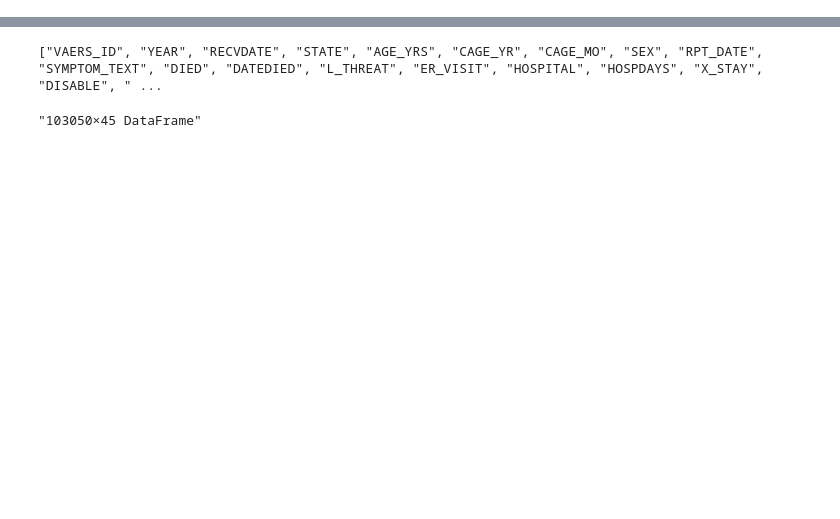
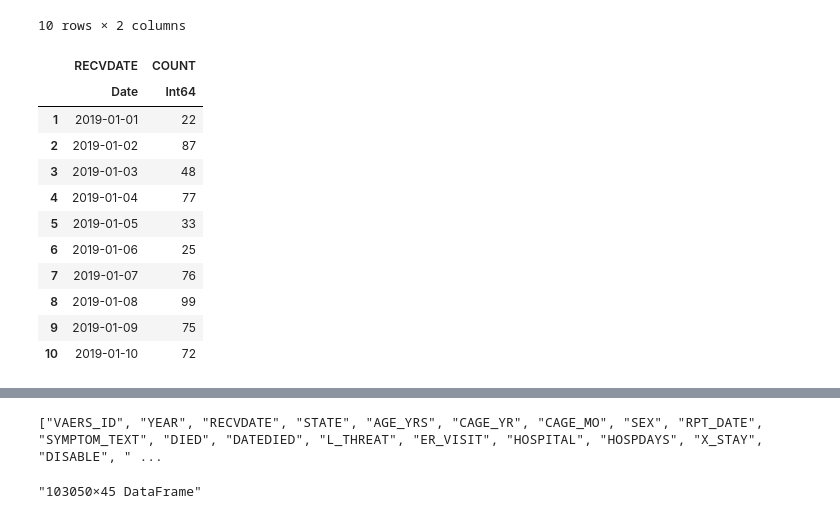
Before and after one commit to aw-huang/methods2021-VAERS, a Jupyter notebook: code/3_processing-EDA.ipynb, the cells around one changed output, grey strips where cells are left out. Cells and saved outputs as stored; diff of their text form; code cells hidden in the pictures; blank space fills up the shorter version.

```diff
--- a/code/3_processing-EDA.ipynb
+++ b/code/3_processing-EDA.ipynb
@@ -67,0 +122,18 @@ histogram(filter(x -> !(ismissing(x) || isnan(x)), df[!, :AGE_YRS]),
+# %%
+# Distribution over time
+df_time = combine(groupby(combine(groupby(df, :VAERS_ID), :RECVDATE=>:RECVDATE), :RECVDATE), nrow => :COUNT)
+first(df_time, 10)
+# %% [output]
+10 rows × 2 columns
+|  | RECVDATE | COUNT |
+|  | Date | Int64 |
+| 1 | 2019-01-01 | 22 |
+| 2 | 2019-01-02 | 87 |
+| 3 | 2019-01-03 | 48 |
+| 4 | 2019-01-04 | 77 |
+| 5 | 2019-01-05 | 33 |
+| 6 | 2019-01-06 | 25 |
+| 7 | 2019-01-07 | 76 |
+| 8 | 2019-01-08 | 99 |
+| 9 | 2019-01-09 | 75 |
+| 10 | 2019-01-10 | 72 |
```
Also changed, not shown: parts of 30 cells of this notebook, 8 other files.
